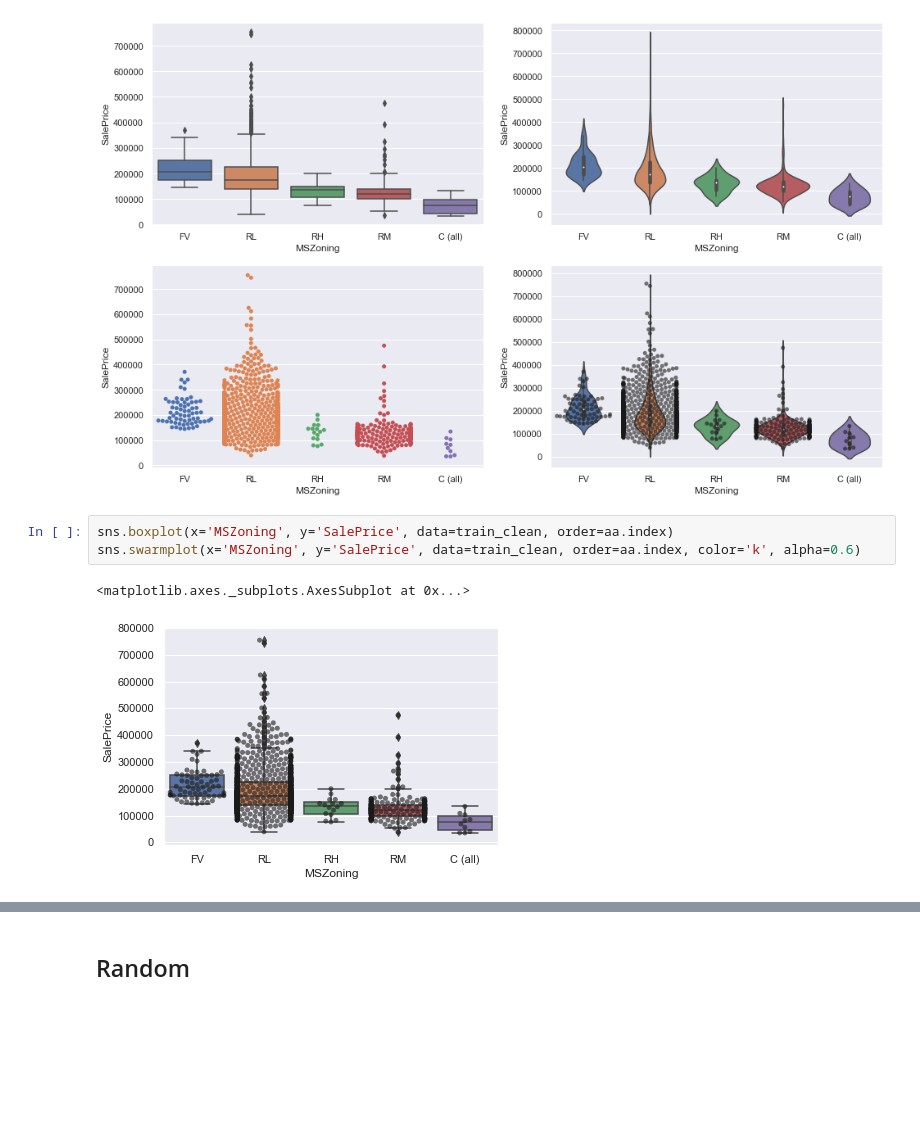
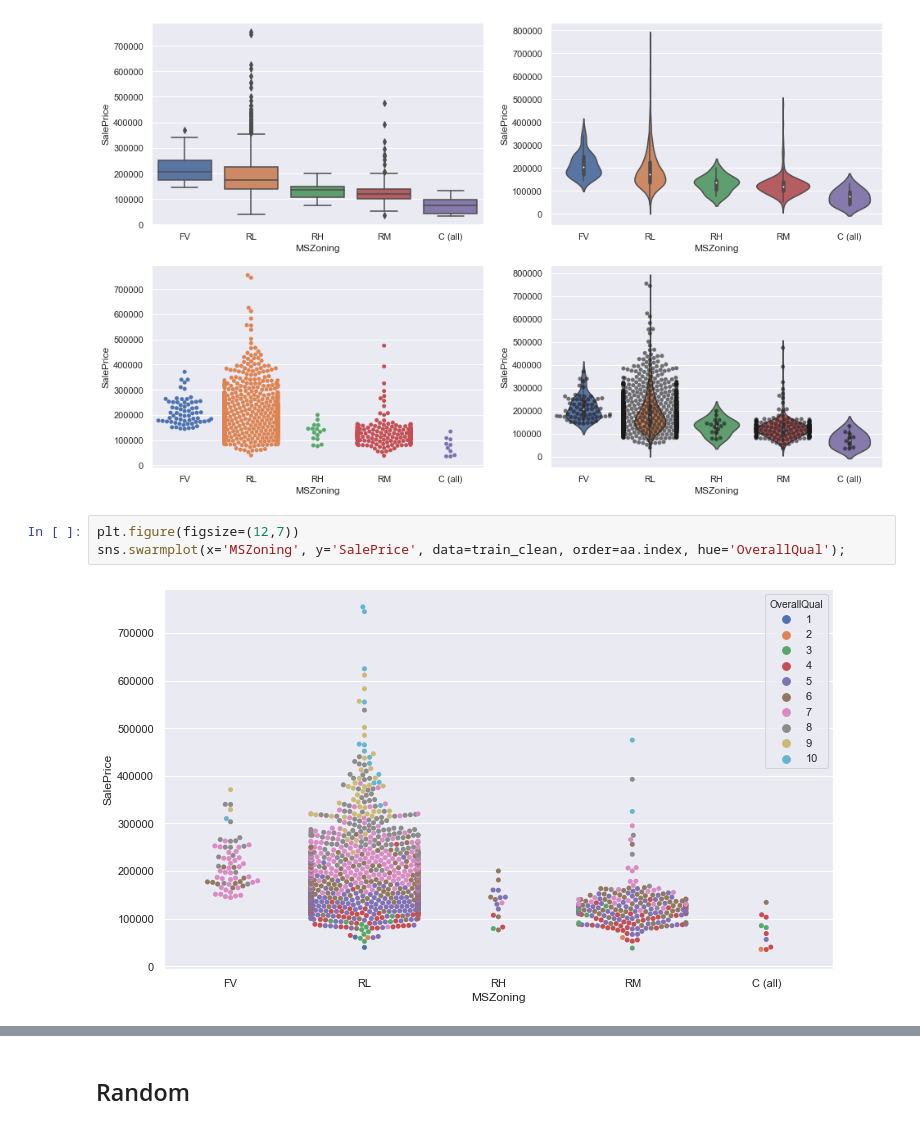
Before and after one commit to gepallas/ML_House_Prices, a Jupyter notebook: HousePricesEDA.ipynb, the cells around one changed output, grey strips where cells are left out. Drawn from its saved outputs; the diff is of its cells as text; blank space fills up the shorter version.

Commit message:
combine violin-swarm plots and multivariate analysis

```diff
--- a/HousePricesEDA.ipynb
+++ b/HousePricesEDA.ipynb
@@ -957,8 +957,7 @@ sns.swarmplot(x='MSZoning', y='SalePrice', data=train_clean, order=aa.index, col
 # %% [output]
 [figure]
 # %%
-sns.boxplot(x='MSZoning', y='SalePrice', data=train_clean, order=aa.index)
-sns.swarmplot(x='MSZoning', y='SalePrice', data=train_clean, order=aa.index, color='k', alpha=0.6)
+plt.figure(figsize=(12,7))
+sns.swarmplot(x='MSZoning', y='SalePrice', data=train_clean, order=aa.index, hue='OverallQual');
 # %% [output]
-<matplotlib.axes._subplots.AxesSubplot at 0x...>
-[figure, old version]
+[figure, new version]
```
Also changed, not shown: parts of 1 cell of this notebook.
